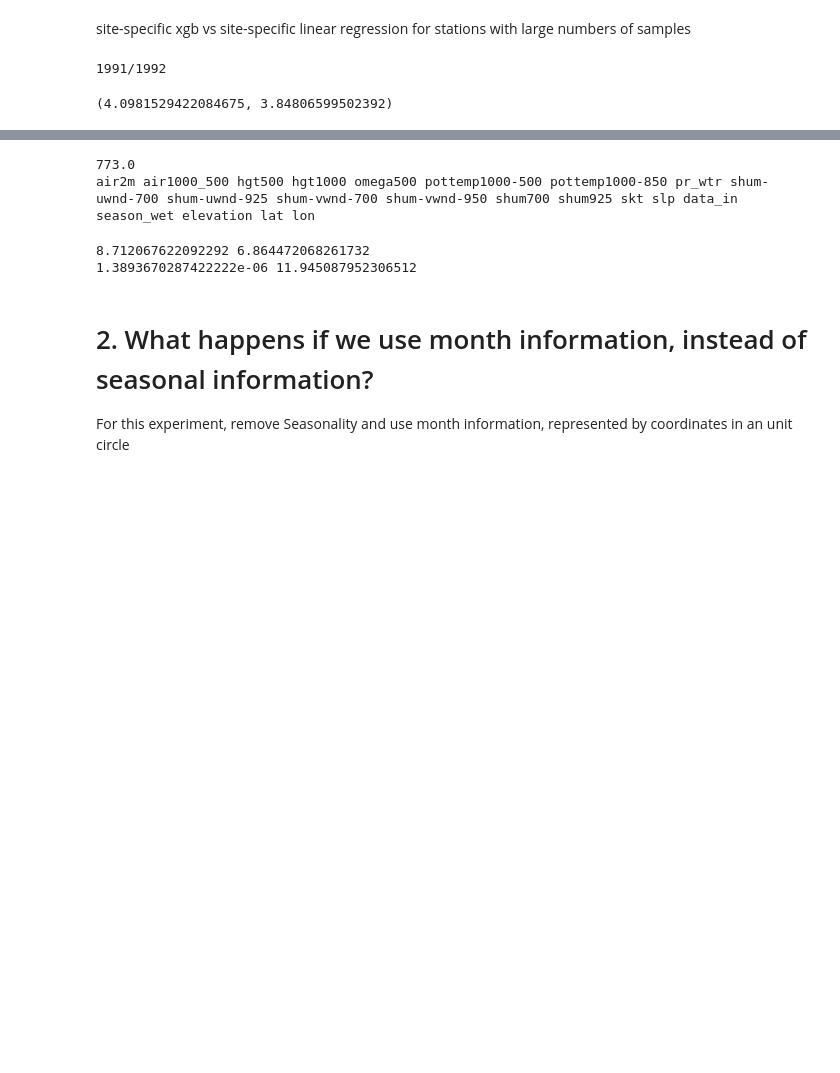
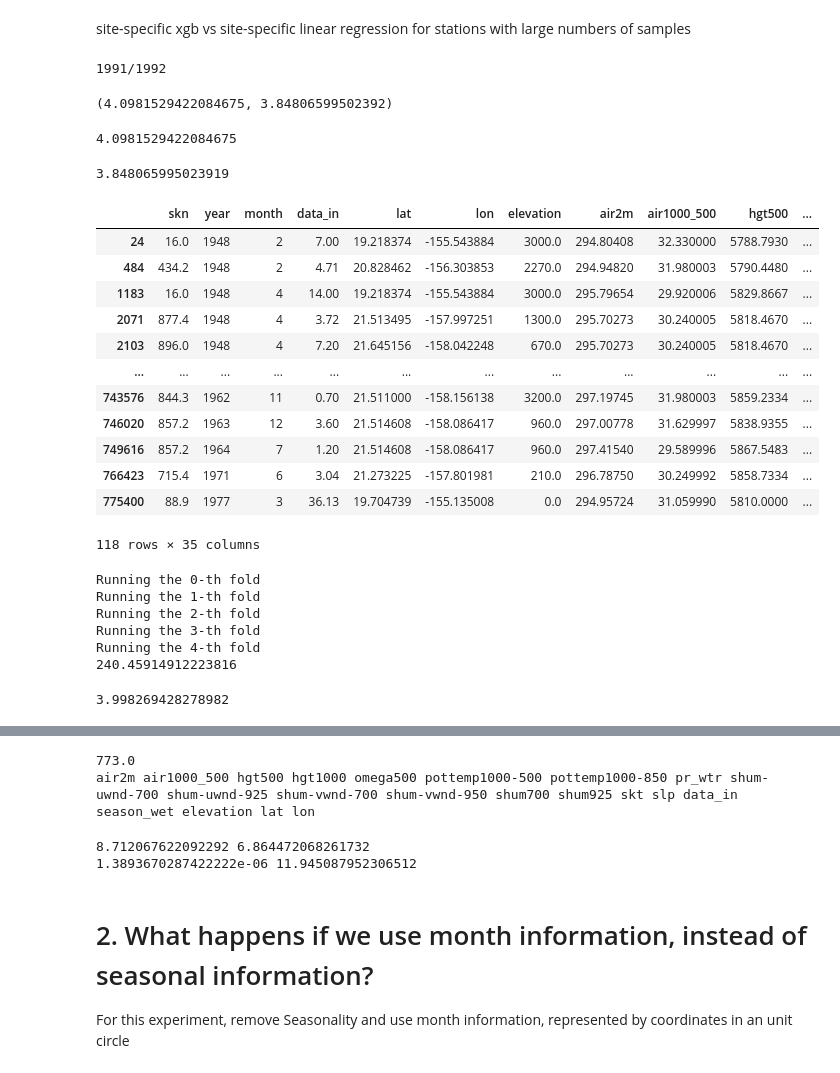
Before and after one commit to yusukemh/StatisticalDownscaling, a Jupyter notebook: codes/SiteSpecific.ipynb, the cells around one changed output, grey strips where cells are left out. Saved outputs shown, nothing was run; the diff lists cells and outputs as text; code cells hidden in the pictures; blank space fills up the shorter version.

Commit message:
new cross_val_predict working on linear regression and xgb

```diff
--- a/codes/SiteSpecific.ipynb
+++ b/codes/SiteSpecific.ipynb
@@ -259,6 +259,13 @@ num_groups = df_combined['skn'].unique().shape[0]
 mean_training_prediction = []
 predictions = []
 data_in = []
+
+
+df_combined['train_prediction_multi_linear'] = np.zeros(df_combined.shape[0])
+# df_combined['test_prediction_multi_linear'] = np.ones(df_combined.shape[0]) * -1
+df_combined['test_prediction_multi_linear'] = np.empty(df_combined.shape[0])
+df_combined['test_prediction_multi_linear'][:] = np.nan
+df_combined['altered'] = np.zeros(df_combined.shape[0])
 
 for i, (skn, group) in enumerate(df_combined.groupby("skn")):# iterate the group object
     if group.shape[0] < 5:
@@ -288,11 +295,17 @@ for i, (skn, group) in enumerate(df_combined.groupby("skn")):# iterate the group
         station_predictions[test_index] = yhat_test
         station_mean_training_prediction[train_index] = station_mean_training_prediction[train_index] + yhat_train * (1.0/n_splits)
 
+        df_combined['test_prediction_multi_linear'].iloc[group.index[test_index]] = yhat_test
+        df_combined['train_prediction_multi_linear'].iloc[group.index[train_index]] += yhat_train * (1.0/n_splits)
+
 
     predictions.extend(station_predictions)
     mean_training_prediction.extend(station_mean_training_prediction)
     data_in.extend(Y)
 
+    #df_combined['train_prediction_multi_linear'].iloc['''index in the original index''']
+    #df_combined['test_prediction_multi_lienar'] =
+
     print(f"{i}/{num_groups}", end="\r")
 print()
 # %% [output]
@@ -301,6 +314,30 @@ print()
 mean_squared_error(data_in, predictions, squared=False), mean_squared_error(data_in, mean_training_prediction, squared=False)
 # %% [output]
 (4.0981529422084675, 3.84806599502392)
+# %%
+mean_squared_error(df_combined.dropna()["data_in"], df_combined.dropna()['test_prediction_multi_linear'], squared=False)
+# %% [output]
+4.0981529422084675
+# %%
+mean_squared_error(df_combined.dropna()["data_in"], df_combined.dropna()['train_prediction_multi_linear'], squared=False)
+# %% [output]
+3.848065995023919
+# %%
+df_combined[df_combined['test_prediction_multi_linear']==-1]
+# %% [output]
+|  | skn | year | month | data_in | lat | lon | elevation | air2m | air1000_500 | hgt500 | ... |
+| 24 | 16.0 | 1948 | 2 | 7.00 | 19.218374 | -155.543884 | 3000.0 | 294.80408 | 32.330000 | 5788.7930 | ... |
+| 484 | 434.2 | 1948 | 2 | 4.71 | 20.828462 | -156.303853 | 2270.0 | 294.94820 | 31.980003 | 5790.4480 | ... |
+| 1183 | 16.0 | 1948 | 4 | 14.00 | 19.218374 | -155.543884 | 3000.0 | 295.79654 | 29.920006 | 5829.8667 | ... |
+| 2071 | 877.4 | 1948 | 4 | 3.72 | 21.513495 | -157.997251 | 1300.0 | 295.70273 | 30.240005 | 5818.4670 | ... |
+| 2103 | 896.0 | 1948 | 4 | 7.20 | 21.645156 | -158.042248 | 670.0 | 295.70273 | 30.240005 | 5818.4670 | ... |
+| ... | ... | ... | ... | ... | ... | ... | ... | ... | ... | ... | ... |
+| 743576 | 844.3 | 1962 | 11 | 0.70 | 21.511000 | -158.156138 | 3200.0 | 297.19745 | 31.980003 | 5859.2334 | ... |
+| 746020 | 857.2 | 1963 | 12 | 3.60 | 21.514608 | -158.086417 | 960.0 | 297.00778 | 31.629997 | 5838.9355 | ... |
+| 749616 | 857.2 | 1964 | 7 | 1.20 | 21.514608 | -158.086417 | 960.0 | 297.41540 | 29.589996 | 5867.5483 | ... |
+| 766423 | 715.4 | 1971 | 6 | 3.04 | 21.273225 | -157.801981 | 210.0 | 296.78750 | 30.249992 | 5858.7334 | ... |
+| 775400 | 88.9 | 1977 | 3 | 36.13 | 19.704739 | -155.135008 | 0.0 | 294.95724 | 31.059990 | 5810.0000 | ... |
+118 rows × 35 columns
 # %%
 xgboost = XGBRegressor(
     n_estimators=280,
@@ -310,7 +347,15 @@ xgboost = XGBRegressor(
 )
 
 start = time.time()
-df_result = []
+
+predictions = np.zeros(df_combined.shape[0])
+data_in = []
+mean_training_prediction = np.zeros(df_combined.shape[0])
+
+df_combined['test_prediction_single_xgb'] = np.zeros(df_combined.shape[0])
+df_combined['train_prediction_single_xgb'] = np.zeros(df_combined.shape[0])
+
+
 for fold in range(n_folds):
     print(f"Running the {fold}-th fold")
     df_train = df_combined[df_combined['fold'] != fold]
@@ -325,11 +370,21 @@ for fold in range(n_folds):
     xgboost.fit(Xtrain, Ytrain)
 
     yhat = xgboost.predict(Xtest)
-    df_test['prediction_single_xgb'] = yhat
-    df_result.append(df_test)
+
+    df_combined['test_prediction_single_xgb'].iloc[df_test.index] = xgboost.predict(Xtest)
+    df_combined['train_prediction_single_xgb'].iloc[df_train.index] += xgboost.predict(Xtrain) * (1.0/n_folds)
 
 end = time.time()
 
-df_result_xgb = pd.concat(df_result)
-
 print(end - start)
+# %% [output]
+Running the 0-th fold
+Running the 1-th fold
+Running the 2-th fold
+Running the 3-th fold
+Running the 4-th fold
+240.45914912223816
+# %%
+mean_squared_error(df_combined["data_in"], df_combined['test_prediction_single_xgb'], squared=False)
+# %% [output]
+3.998269428278982
```
Also changed, not shown: parts of 4 cells of this notebook.
